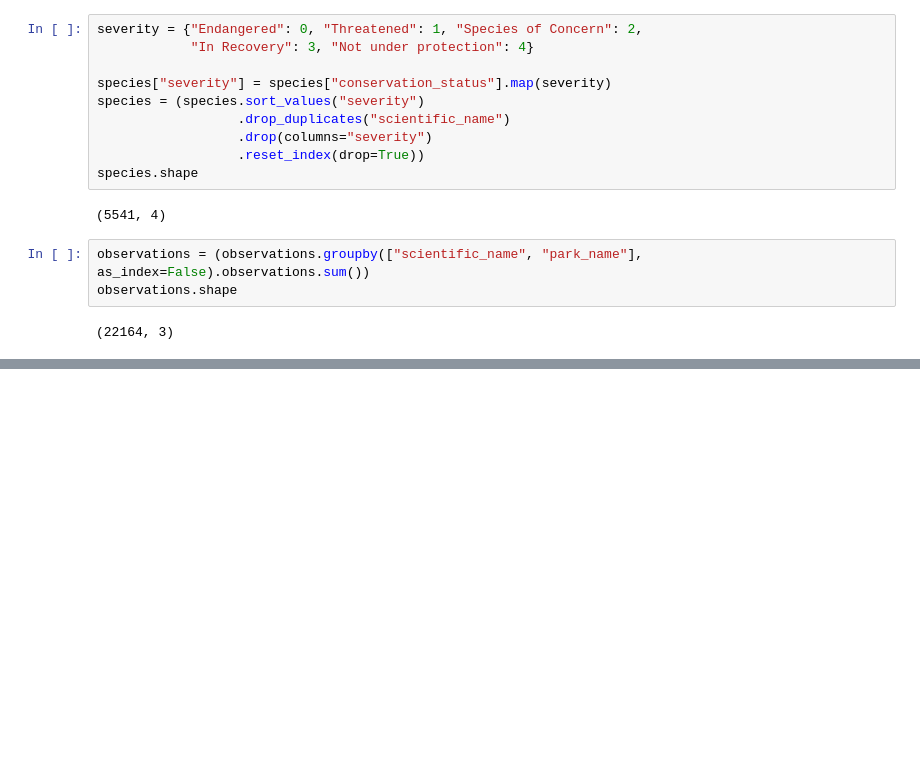
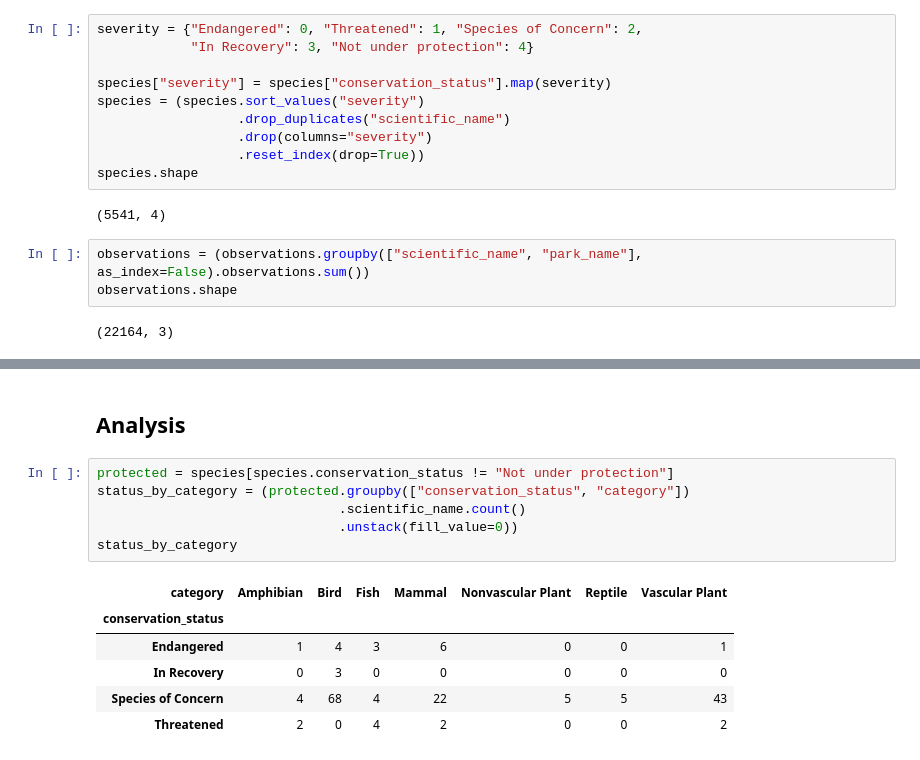
Before and after one commit to SantiagoMoralesU/biodiversity_project, a Jupyter notebook: biodiversity.ipynb, the cells around one changed output, grey strips where cells are left out. Saved outputs shown, nothing was run; the diff lists cells and outputs as text; blank space fills up the shorter version.

```diff
--- a/biodiversity.ipynb
+++ b/biodiversity.ipynb
@@ -187,0 +192,15 @@ observations.shape
+# %% [markdown]
+## Analysis
+# %%
+protected = species[species.conservation_status != "Not under protection"]
+status_by_category = (protected.groupby(["conservation_status", "category"])
+                               .scientific_name.count()
+                               .unstack(fill_value=0))
+status_by_category
+# %% [output]
+| category | Amphibian | Bird | Fish | Mammal | Nonvascular Plant | Reptile | Vascular Plant |
+| conservation_status |  |  |  |  |  |  |  |
+| Endangered | 1 | 4 | 3 | 6 | 0 | 0 | 1 |
+| In Recovery | 0 | 3 | 0 | 0 | 0 | 0 | 0 |
+| Species of Concern | 4 | 68 | 4 | 22 | 5 | 5 | 43 |
+| Threatened | 2 | 0 | 4 | 2 | 0 | 0 | 2 |
```
Also changed, not shown: parts of 7 cells of this notebook.
